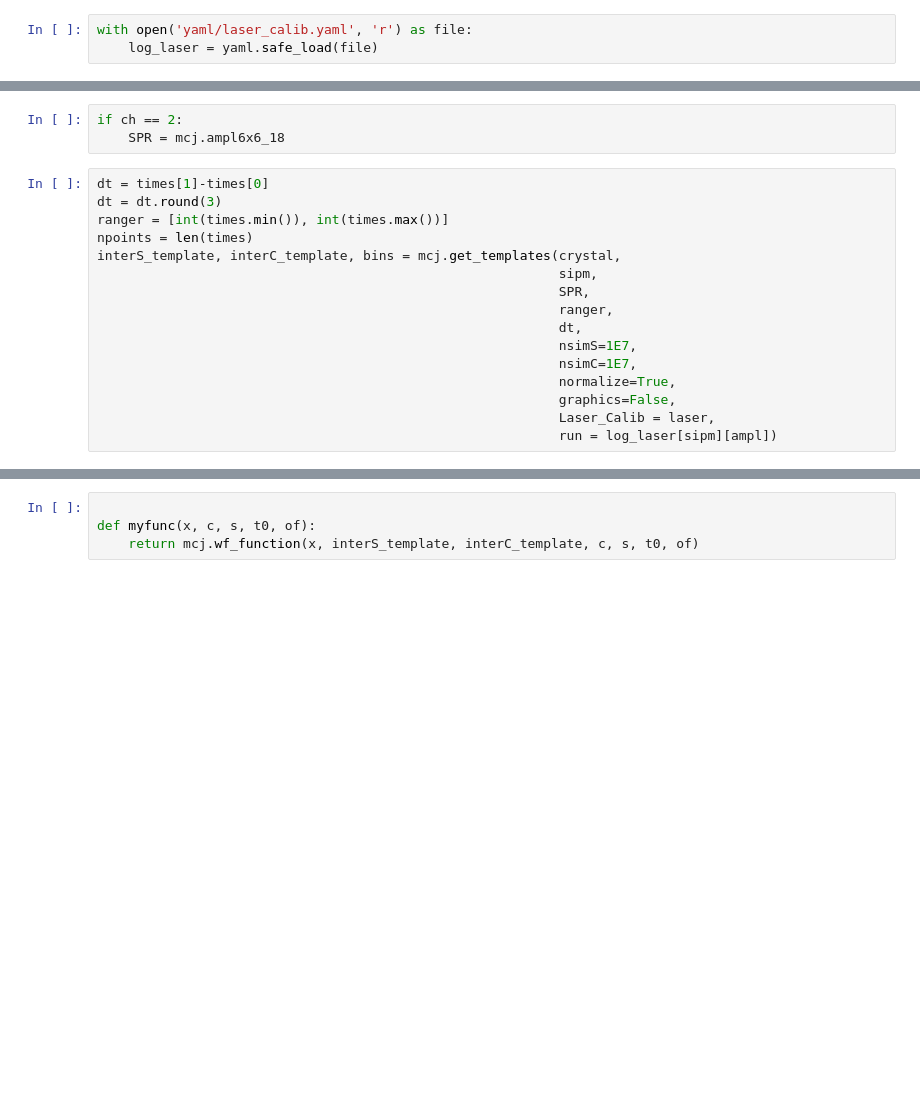
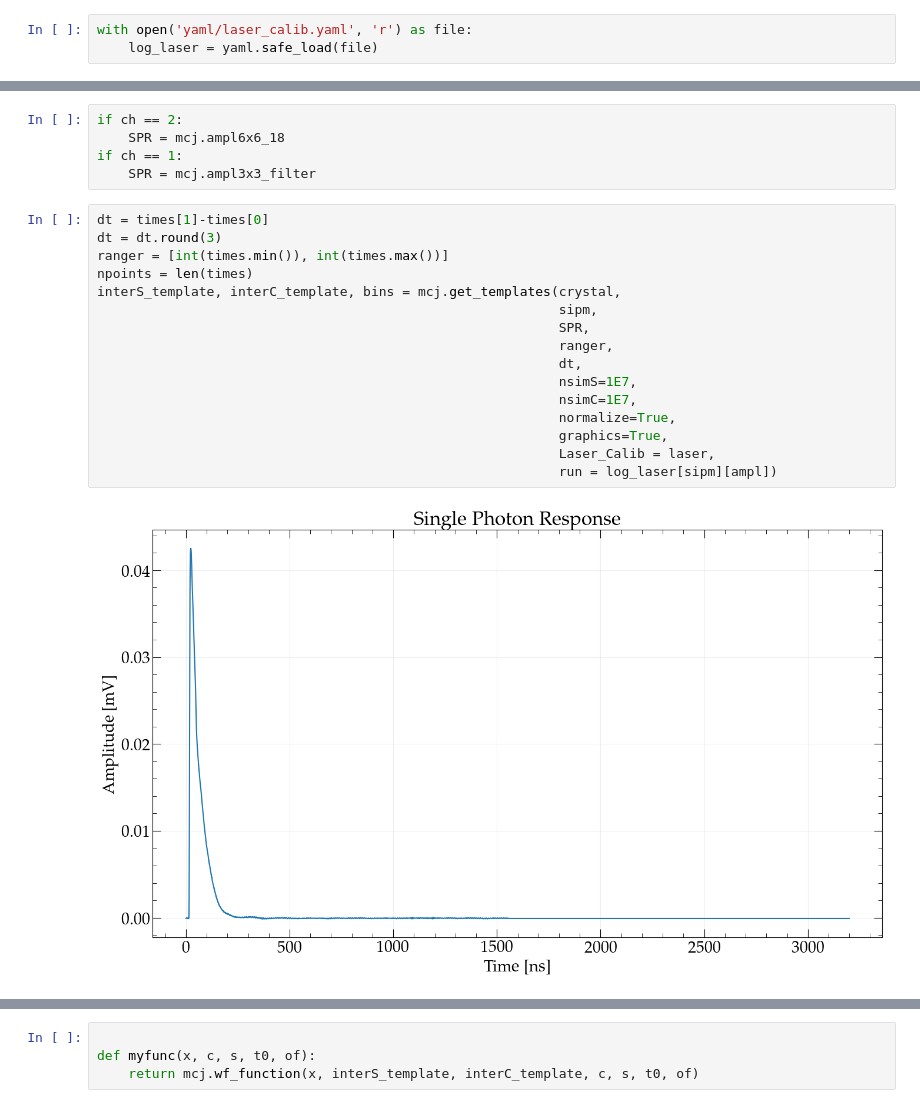
Before and after one commit to FCCNA/fcc-testbeam_analysis, a Jupyter notebook: CherenkovYieldFit.ipynb, the cells around one changed output, grey strips where cells are left out. Saved outputs shown, nothing was run; the diff lists cells and outputs as text; blank space fills up the shorter version.

```diff
--- a/CherenkovYieldFit.ipynb
+++ b/CherenkovYieldFit.ipynb
@@ -115,19 +123,23 @@ print(sampled_numbers)
 # %%
 if ch == 2:
     SPR = mcj.ampl6x6_18
+if ch == 1:
+    SPR = mcj.ampl3x3_filter
 # %%
 dt = times[1]-times[0]
 dt = dt.round(3)
 ranger = [int(times.min()), int(times.max())]
 npoints = len(times)
 interS_template, interC_template, bins = mcj.get_templates(crystal,
                                                            sipm,
                                                            SPR,
                                                            ranger,
                                                            dt,
                                                            nsimS=1E7,
                                                            nsimC=1E7,
                                                            normalize=True,
-                                                           graphics=False,
+                                                           graphics=True,
                                                            Laser_Calib = laser,
                                                            run = log_laser[sipm][ampl])
+# %% [output]
+[figure, added]
```
Also changed, not shown: parts of 9 cells of this notebook, 23 other files.
